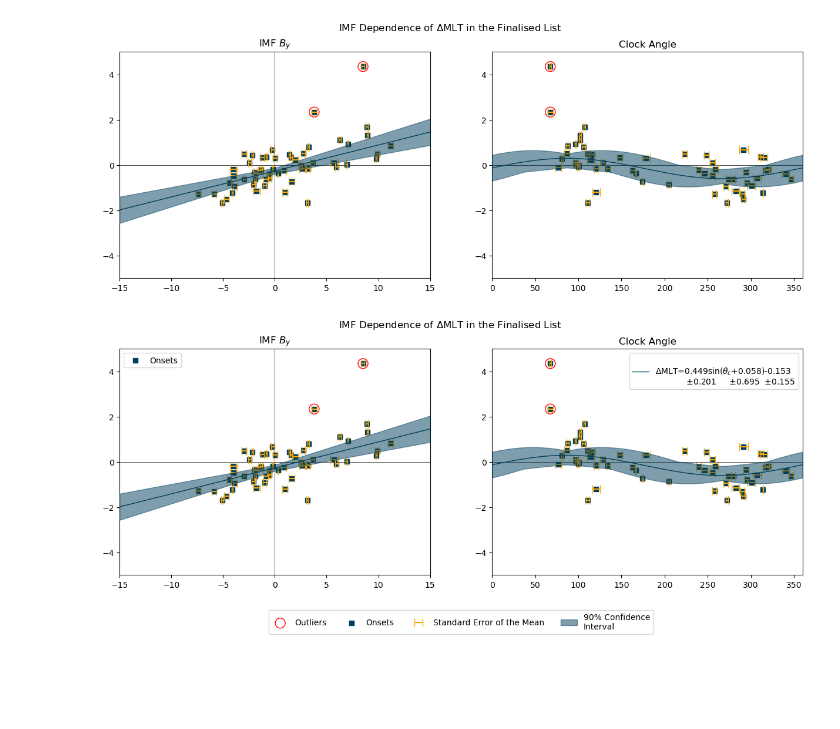
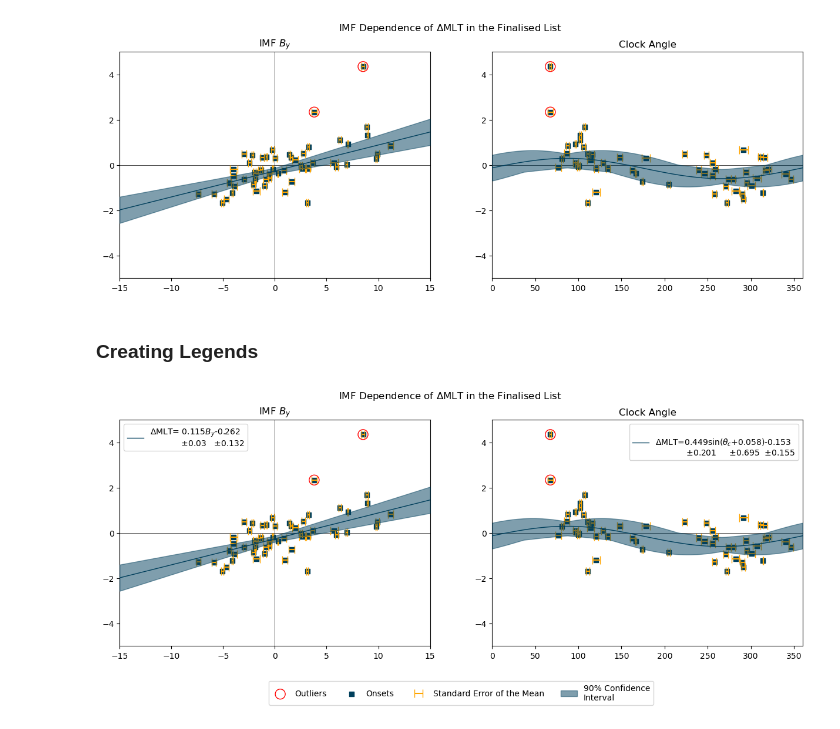
Before and after one commit to 08walkersj/Substorm_Onset_Conjugate_Displacement, a Jupyter notebook: Paper_Figures/Figure7_MLTFit.ipynb, the cells around one changed output. Drawn from its saved outputs; the diff is of its cells as text; code cells hidden in the pictures; blank space fills up the shorter version.

Commit message:
added Figure 7 notebook

```diff
--- a/Paper_Figures/Figure7_MLTFit.ipynb
+++ b/Paper_Figures/Figure7_MLTFit.ipynb
@@ -210,17 +219,19 @@ ax2.axhline(0, color='black', lw=.5, zorder=-1)
 fig
 # %% [output]
 [figure]
+# %% [markdown]
+### Creating Legends
 # %%
 for ax_, loc in zip((ax, ax2), ('upper left', 'upper right')):
     h, l= ax_.get_legend_handles_labels()
-    leg=ax_.legend(loc=loc, handles=[h[-1]], labels=[l[-1]])
+    leg=ax_.legend(loc=loc, handles=[h[-3]], labels=[l[-3]])
     leg.set_zorder(10000)
 leg1_ax= fig.add_subplot([.1, 0, .4, .1])
 subplot_align(leg1_ax, ax, ax2, dim='x')
 leg1_ax.axis('off')
 h=h[:-3]+[h[-1], h[-2]]
 l=l[:-3]+[l[-1], l[-2]]
 leg1_ax.legend(loc='center', bbox_to_anchor=(.5, -.5), handles= h, labels= l, ncol=4)
 fig
 # %% [output]
-[figure, old version]
+[figure, new version]
```
Also changed, not shown: parts of 13 cells of this notebook.
